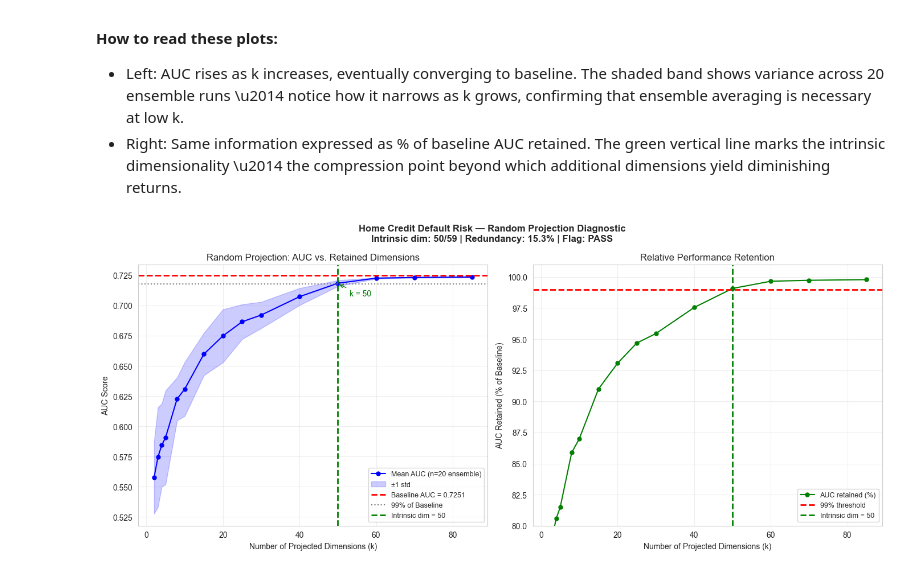
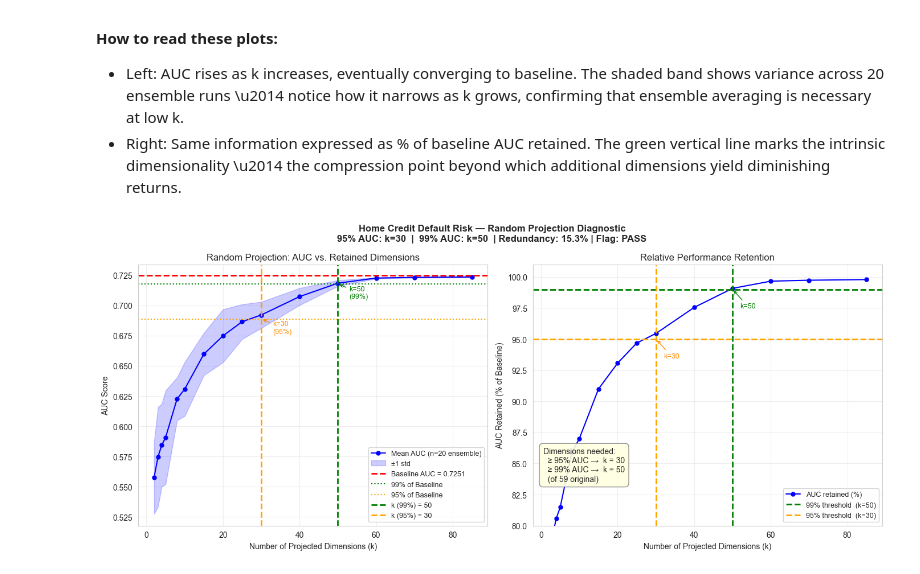
Before and after one commit to Johnhz0229/credit-rp-diagnostic, a Jupyter notebook: notebook.ipynb, the cells around one changed output. Cells and saved outputs as stored; diff of their text form; code cells hidden in the pictures.

Commit message:
Update RP diagnostic notebook with final analysis and visualizations
Co-Authored-By: Claude Haiku 4.5 <noreply@anthropic.com>

```diff
--- a/notebook.ipynb
+++ b/notebook.ipynb
@@ -24,6 +24,7 @@ SAMPLE_SIZE = 50000
 N_ENSEMBLE = 20
 TEST_SIZE = 0.2
 THRESHOLD = 0.99
+THRESHOLD_95 = 0.95
 K_RANGE = [2, 3, 4, 5, 8, 10, 15, 20, 25, 30, 40, 50, 60, 70, 85]
 
 sns.set_style("whitegrid")
@@ -504,49 +524,82 @@ ax1.fill_between(k_vals,
                   alpha=0.2, color='blue', label='\u00b11 std')
 ax1.axhline(y=baseline_auc, color='red', linestyle='--', lw=2,
             label=f'Baseline AUC = {baseline_auc:.4f}')
-ax1.axhline(y=baseline_auc * THRESHOLD, color='gray',
+ax1.axhline(y=baseline_auc * THRESHOLD, color='green',
             linestyle=':', lw=1.5, label='99% of Baseline')
+ax1.axhline(y=baseline_auc * THRESHOLD_95, color='orange',
+            linestyle=':', lw=1.5, label='95% of Baseline')
 ax1.axvline(x=plateau_k, color='green', linestyle='--', lw=2,
-            label=f'Intrinsic dim = {plateau_k}')
-ax1.annotate(f'k = {plateau_k}',
+            label=f'k (99%) = {plateau_k}')
+ax1.axvline(x=plateau_k_95, color='orange', linestyle='--', lw=2,
+            label=f'k (95%) = {plateau_k_95}')
+ax1.annotate(f'k={plateau_k}\n(99%)',
              xy=(plateau_k, baseline_auc * THRESHOLD),
-             xytext=(plateau_k + 3, baseline_auc * THRESHOLD - 0.01),
-             fontsize=10, color='green',
+             xytext=(plateau_k + 3, baseline_auc * THRESHOLD - 0.012),
+             fontsize=9, color='green',
              arrowprops=dict(arrowstyle='->', color='green'))
+ax1.annotate(f'k={plateau_k_95}\n(95%)',
+             xy=(plateau_k_95, baseline_auc * THRESHOLD_95),
+             xytext=(plateau_k_95 + 3, baseline_auc * THRESHOLD_95 - 0.012),
+             fontsize=9, color='darkorange',
+             arrowprops=dict(arrowstyle='->', color='darkorange'))
 ax1.set_xlabel('Number of Projected Dimensions (k)')
 ax1.set_ylabel('AUC Score')
 ax1.set_title('Random Projection: AUC vs. Retained Dimensions')
 ax1.legend(fontsize=9)
 ax1.grid(True, alpha=0.3)
 
 # Right plot: relative performance
 ax2 = axes[1]
-ax2.plot(k_vals, relative_perf, 'g-o', markersize=5,
+ax2.plot(k_vals, relative_perf, 'b-o', markersize=5,
          label='AUC retained (%)')
-ax2.axhline(y=99, color='red', linestyle='--', lw=2,
-            label='99% threshold')
-ax2.axvline(x=plateau_k, color='green', linestyle='--', lw=2,
-            label=f'Intrinsic dim = {plateau_k}')
+ax2.axhline(y=99, color='green', linestyle='--', lw=2,
+            label=f'99% threshold  (k={plateau_k})')
+ax2.axhline(y=95, color='orange', linestyle='--', lw=2,
+            label=f'95% threshold  (k={plateau_k_95})')
+ax2.axvline(x=plateau_k, color='green', linestyle='--', lw=2)
+ax2.axvline(x=plateau_k_95, color='orange', linestyle='--', lw=2)
+ax2.annotate(f'k={plateau_k}', xy=(plateau_k, 99),
+             xytext=(plateau_k + 2, 97.5),
+             fontsize=9, color='green',
+             arrowprops=dict(arrowstyle='->', color='green'))
+ax2.annotate(f'k={plateau_k_95}', xy=(plateau_k_95, 95),
+             xytext=(plateau_k_95 + 2, 93.5),
+             fontsize=9, color='darkorange',
+             arrowprops=dict(arrowstyle='->', color='darkorange'))
+
+# Summary text box
+summary = (
+    f"Dimensions needed:\n"
+    f"  \u2265 95% AUC \u2192  k = {plateau_k_95}\n"
+    f"  \u2265 99% AUC \u2192  k = {plateau_k}\n"
+    f"  (of {n_features} original)"
+)
+ax2.text(0.03, 0.30, summary,
+         transform=ax2.transAxes,
+         fontsize=10, verticalalignment='top',
+         bbox=dict(boxstyle='round,pad=0.5', facecolor='lightyellow',
+                   edgecolor='gray', alpha=0.9))
+
 ax2.set_xlabel('Number of Projected Dimensions (k)')
 ax2.set_ylabel('AUC Retained (% of Baseline)')
 ax2.set_title('Relative Performance Retention')
 ax2.legend(fontsize=9)
 ax2.grid(True, alpha=0.3)
 ax2.set_ylim([80, 101])
 
-flag_short = flag.split('—')[0].strip()
+flag_short = flag.split('\u2014')[0].strip()
 plt.suptitle(
     f'Home Credit Default Risk \u2014 Random Projection Diagnostic\n'
-    f'Intrinsic dim: {plateau_k}/{n_features} '
+    f'95% AUC: k={plateau_k_95}  |  99% AUC: k={plateau_k}  '
     f'| Redundancy: {redundancy_ratio:.1%} '
     f'| Flag: {flag_short}',
     fontsize=12, fontweight='bold'
 )
 plt.tight_layout()
 plt.savefig('rp_diagnostic.png', dpi=150, bbox_inches='tight')
 plt.show()
 # %% [output]
-[figure, old version]
+[figure, new version]
 # %% [markdown]
 ## Take-home Message
 
```
Also changed, not shown: parts of 3 cells of this notebook, 2 other files.
